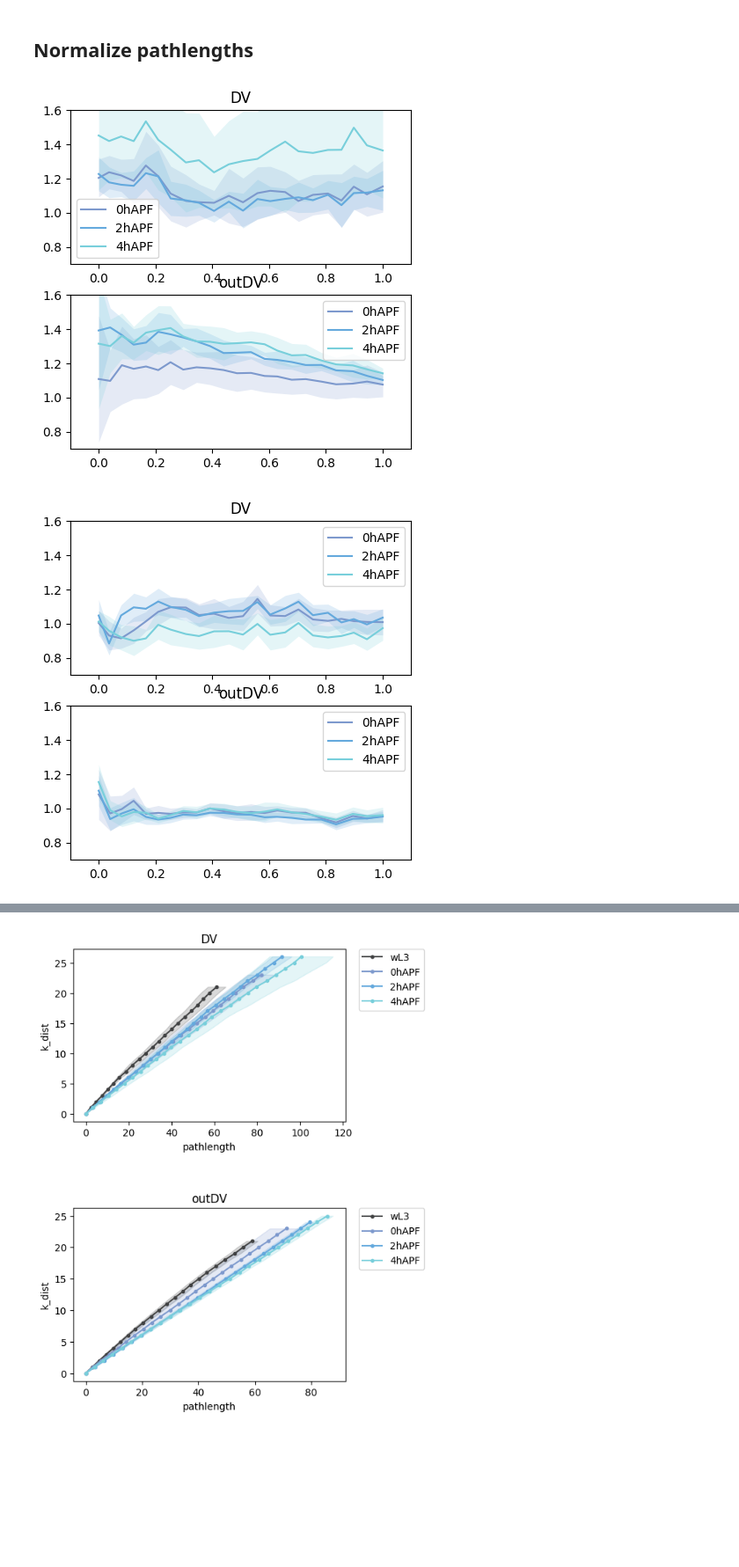
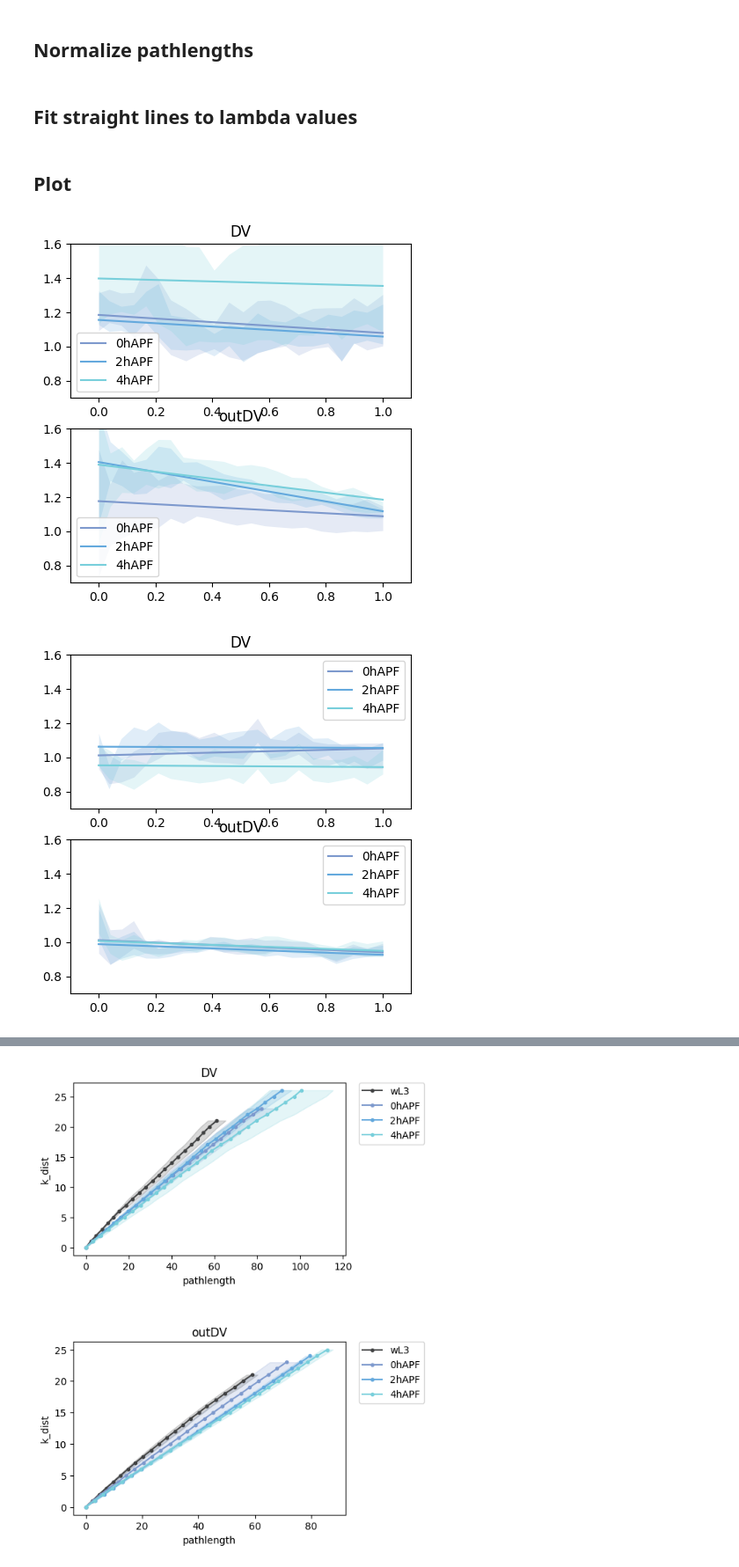
Before and after one commit to abhijeetkrishna/WDeversion_theory, a Jupyter notebook: Experiments/notebooks/prop_comparison_analysis.ipynb, the cells around one changed output, grey strips where cells are left out. Shown: that part at 88% size. Saved outputs shown, nothing was run; the diff lists cells and outputs as text; code cells hidden in the pictures; blank space fills up the shorter version.

Commit message:
Add fit line to lambda

```diff
--- a/Experiments/notebooks/prop_comparison_analysis.ipynb
+++ b/Experiments/notebooks/prop_comparison_analysis.ipynb
@@ -204,6 +204,10 @@ def comparison_helper(df_pool_devstage, devstage_init, devstage_final):
     df_compared['lambda_rearrangement_mean'] = df_compared['k_Ndiff_mean_final']/df_compared['k_Ndiff_mean_init']
     df_compared['lambda_rearrangement_std'] = df_compared['cumcount_std_init']#this std is in x direction
 
+    #compute lambda anisotropic as a product of lambda_elongation and lambda_rearrangement
+    df_compared['lambda_anisotropic_mean'] = df_compared['lambda_elongation_mean']*df_compared['lambda_rearrangement_mean']
+    df_compared['lambda_anisotropic_std'] = df_compared['lambda_elongation_std'] #because lambda_rearrangement_std is in x direction
+
     #add a column for devstage_init and devstage_final
     df_compared['devstage_init'] = devstage_init
     df_compared['devstage_final'] = devstage_final
@@ -243,31 +247,63 @@ df_comparison["ref_pathlength_max"] = df_comparison.apply(lambda x: pathlength_l
 #normalize pathlength by the maximum pathlength in the respective region and devstage
 df_comparison["ref_pathlength_scaled"] = df_comparison["k_dist_pathlength_mean_init"]/df_comparison["ref_pathlength_max"]
 df_comparison["ref_pathlength_scaled_std"] = df_comparison["k_dist_pathlength_std_init"]/df_comparison["ref_pathlength_max"]
+# %% [markdown]
+## Fit straight lines to lambda values
+# %%
+props = ["lambda_area_mean", "lambda_elongation_mean", "lambda_rearrangement_mean", "lambda_anisotropic_mean"]
+fit_param = "ref_pathlength_scaled"
+fit_deg = 1
+
+def fit_func(x):
+    ind = x.index
+    coeffs = np.polyfit(df_comparison.iloc[ind][fit_param], df_comparison.iloc[ind][prop], deg = fit_deg)
+    return([coeffs])
+
+fit_coeffs_df = pd.DataFrame()
+for prop in props:
+    df_temp = df_comparison.groupby(["devstage_init", "devstage_final", "region"])[prop].agg(fit_func).reset_index()
+    df_temp["prop"] = prop;
+    df_temp = df_temp.rename(columns={prop: "value"})
+    fit_coeffs_df = pd.concat([fit_coeffs_df,df_temp], axis=0)
+
+fit_coeffs_df["value"] = fit_coeffs_df["value"].apply(lambda x: x[0],) #remove list to keep only numpy array
+fit_coeffs_df["poly_obj"] = fit_coeffs_df["value"].apply(lambda x: np.poly1d(x))
+# %%
+#for each prop, make a temporary column
+#in that column add the polynomial object by matching devstage_init, devstage_final and region
+#then add the value of the polynomial object to the fit_prop column
+
+for prop in props:
+
+    df_comparison["temp_obj"] = df_comparison.apply(lambda row: fit_coeffs_df.query("region == @row.region & devstage_init == @row.devstage_init & devstage_final == @row.devstage_final & prop == @prop").poly_obj.values[0], axis=1)
+    df_comparison["fit_"+prop] = df_comparison.apply(lambda row: row["temp_obj"](row["ref_pathlength_scaled"]), axis=1)
+# %% [markdown]
+## Plot
 # %%
 #plot lambda_area_mean vs cumcount_mean for each devstage_final
 lambda_name = "lambda_area"
 fig,axs = plt.subplots(2,1, figsize=(5,5))
 regions = ["DV", "outDV"]
 for i in range(len(regions)):
     region = regions[i]
     ax = axs[i]
 
     for j in range(len(devstage_combinations)):
 
         devstage_init = devstage_combinations.loc[j,"devstage_init"]
         devstage_final = devstage_combinations.loc[j,"devstage_final"]
 
         df_temp = df_comparison[(df_comparison["region"] == region)&(df_comparison["devstage_init"] == devstage_init)&(df_comparison["devstage_final"] == devstage_final)]
 
-        ax.plot(df_temp["ref_pathlength_scaled"], df_temp[lambda_name + "_mean"], label=devstage_final, color = color_dict[devstage_final])
+        ax.plot(df_temp["ref_pathlength_scaled"], df_temp["fit_" + lambda_name + "_mean"], label=devstage_final, color = color_dict[devstage_final])
         ax.fill_between(df_temp["ref_pathlength_scaled"], df_temp[lambda_name + "_mean"]-df_temp[lambda_name + "_std"], df_temp[lambda_name + "_mean"]+df_temp[lambda_name + "_std"], alpha=0.2, color = color_dict[devstage_final], linewidth=0)
 
     ax.set_title(region)
     ax.set_ylim(0.7,1.6)
     ax.set_xlim(-0.1,1.1)
     ax.legend()
 # %% [output]
-[figure, old version]
+[figure, new version]
 # %%
 #plot lambda_area_mean vs cumcount_mean for each devstage_final
 lambda_name = "lambda_elongation"
@@ -284,7 +320,7 @@ for i in range(len(regions)):
 
         df_temp = df_comparison[(df_comparison["region"] == region)&(df_comparison["devstage_init"] == devstage_init)&(df_comparison["devstage_final"] == devstage_final)]
 
-        ax.plot(df_temp["ref_pathlength_scaled"], df_temp[lambda_name + "_mean"], label=devstage_final, color = color_dict[devstage_final])
+        ax.plot(df_temp["ref_pathlength_scaled"], df_temp["fit_" + lambda_name + "_mean"], label=devstage_final, color = color_dict[devstage_final])
         ax.fill_between(df_temp["ref_pathlength_scaled"], df_temp[lambda_name + "_mean"]-df_temp[lambda_name + "_std"], df_temp[lambda_name + "_mean"]+df_temp[lambda_name + "_std"], alpha=0.2, color = color_dict[devstage_final], linewidth=0)
 
     ax.set_title(region)
@@ -292,7 +328,7 @@ for i in range(len(regions)):
     ax.set_xlim(-0.1,1.1)
     ax.legend()
 # %% [output]
-[figure, old version]
+[figure, new version]
 # %%
 #plot lambda_area_mean vs cumcount_mean for each devstage_final
 lambda_name = "lambda_rearrangement"
```
Also changed, not shown: parts of 7 cells of this notebook.
